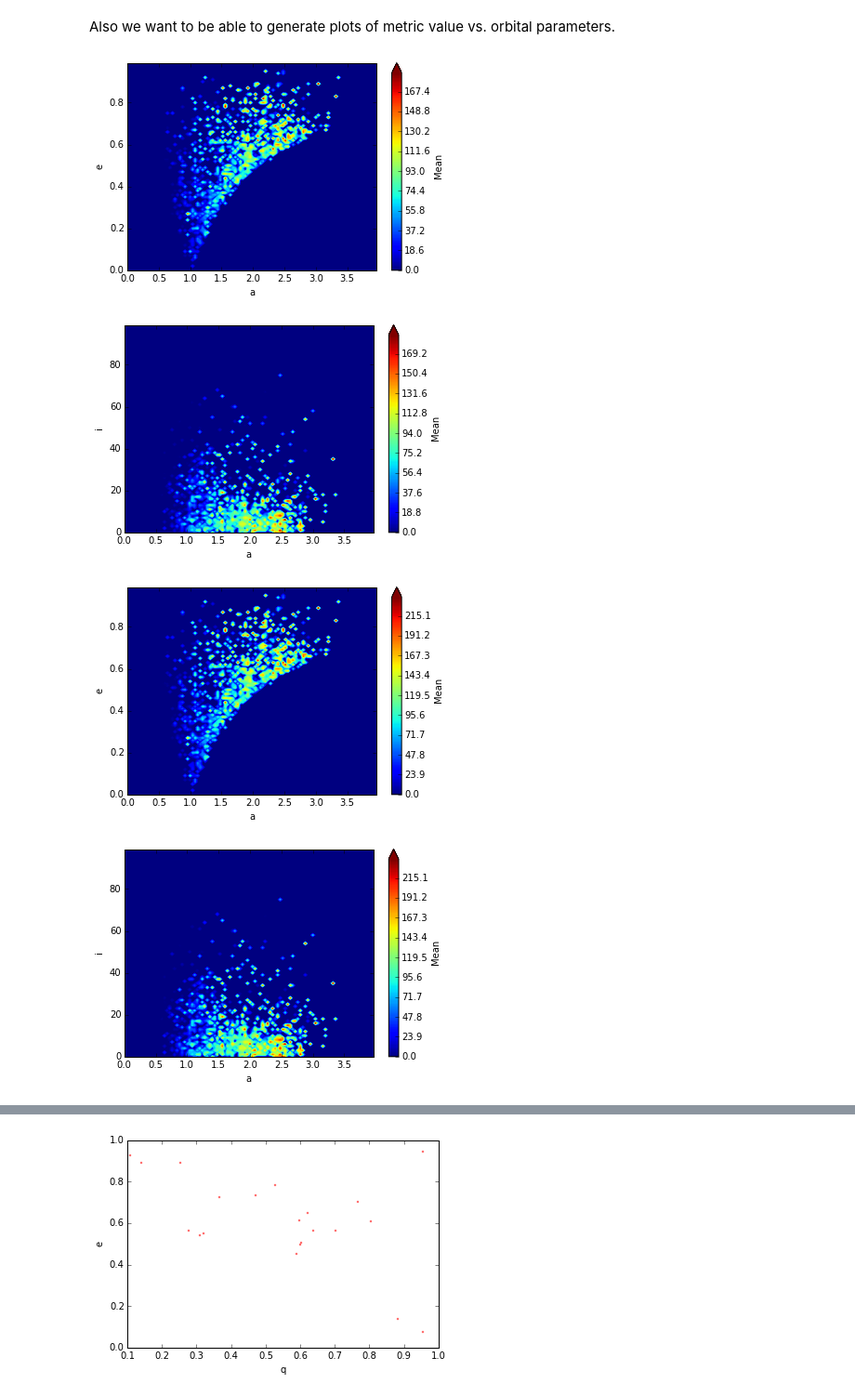
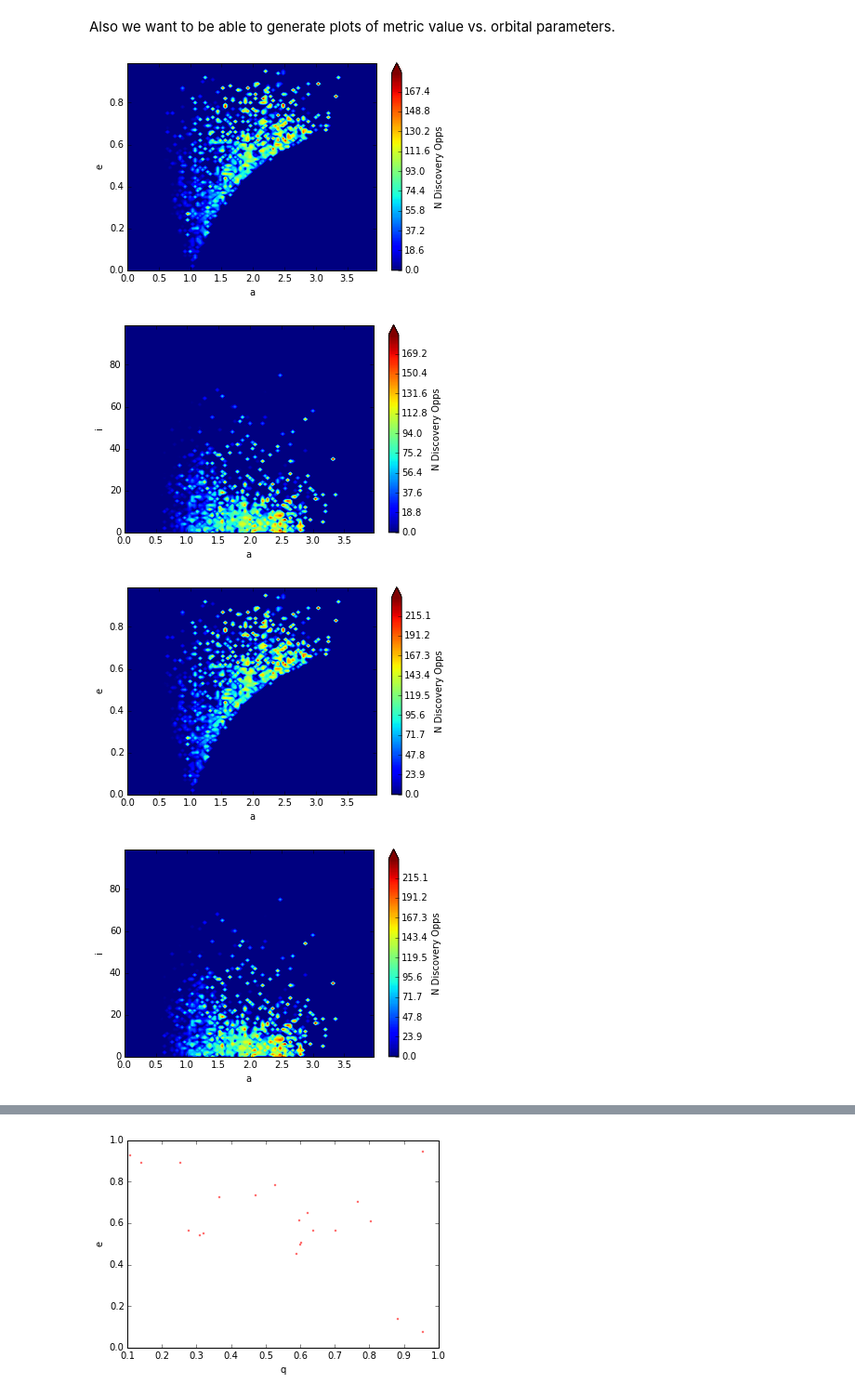
Before and after one commit to rhiannonlynne/MafSSO, a Jupyter notebook: Prototype SSO Metrics.ipynb, the cells around one changed output, grey strips where cells are left out. Shown at 93% size. Cells and saved outputs as stored; diff of their text form; code cells hidden in the pictures.

Commit message:
small changes to plots

```diff
--- a/Prototype SSO Metrics.ipynb
+++ b/Prototype SSO Metrics.ipynb
@@ -492,7 +492,7 @@ Completeness at H<=22 with alpha=0.4 = 57.8%, require 3 chances
 Also we want to be able to generate plots of metric value vs. orbital parameters.
 # %%
 def metricVs2dOrbits(x, y, xlabel, ylabel,
-                     metricVals, Hval, Hrange,
+                     metricVals, units, Hval, Hrange,
                      xbins, ybins):
     xvals = x
     yvals = y
@@ -521,24 +521,24 @@ def metricVs2dOrbits(x, y, xlabel, ylabel,
     plt.contourf(xi, yi, summaryVals, levels, extend='max', zorder=0)
     #plt.plot(orbits[xlabel], orbits[ylabel], 'k.', markersize=2, zorder=3)
     cbar = plt.colorbar()
-    cbar.set_label('Mean')
+    cbar.set_label(units)
     plt.xlabel(xlabel)
     plt.ylabel(ylabel)
 # %%
 mag = Hrange[0]
 abins = np.arange(0, 4.0, 4/100.0)
 ebins = np.arange(0, 1, 0.01)
 ibins = np.arange(0, 100, 1)
 a = orbits['q'] / (1-orbits['e'])
-metricVs2dOrbits(a, orbits['e'], 'a', 'e', discoveries, mag, Hrange, abins, ebins)
-metricVs2dOrbits(a, orbits['i'], 'a', 'i', discoveries, mag, Hrange, abins, ibins)
+metricVs2dOrbits(a, orbits['e'], 'a', 'e', discoveries, 'N Discovery Opps', mag, Hrange, abins, ebins)
+metricVs2dOrbits(a, orbits['i'], 'a', 'i', discoveries, 'N Discovery Opps', mag, Hrange, abins, ibins)
 
 mag = Hrange[0]
 a = orbits['q'] / (1-orbits['e'])
-metricVs2dOrbits(a, orbits['e'], 'a', 'e', discoveries30, mag, Hrange, abins, ebins)
-metricVs2dOrbits(a, orbits['i'], 'a', 'i', discoveries30, mag, Hrange, abins, ibins)
+metricVs2dOrbits(a, orbits['e'], 'a', 'e', discoveries30,  'N Discovery Opps', mag, Hrange, abins, ebins)
+metricVs2dOrbits(a, orbits['i'], 'a', 'i', discoveries30, 'N Discovery Opps', mag, Hrange, abins, ibins)
 # %% [output]
-[figure, old version]
+[figure, new version]
-[figure, old version]
+[figure, new version]
-[figure, old version]
+[figure, new version]
-[figure, old version]
+[figure, new version]
```
Also changed, not shown: parts of 1 cell of this notebook.
